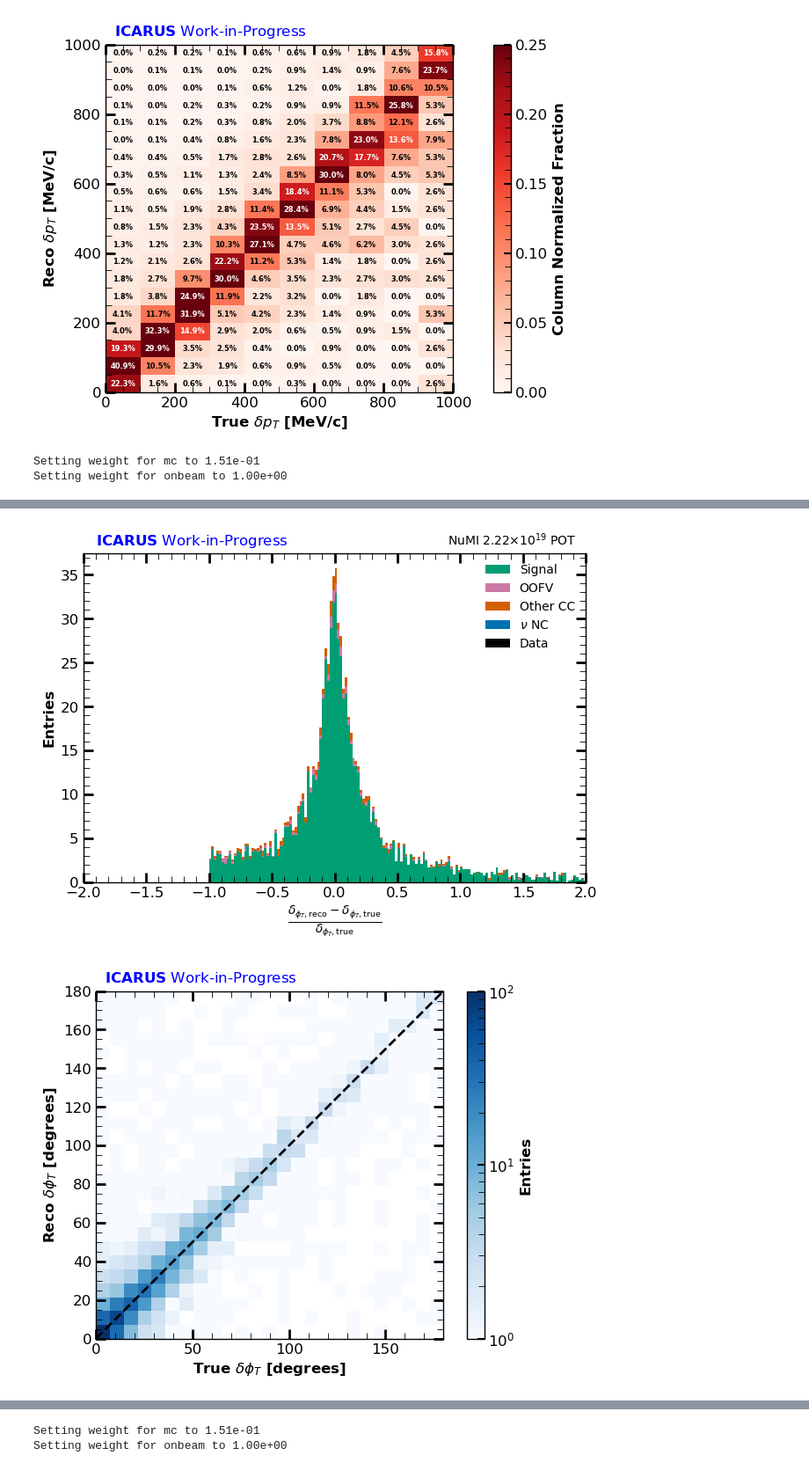
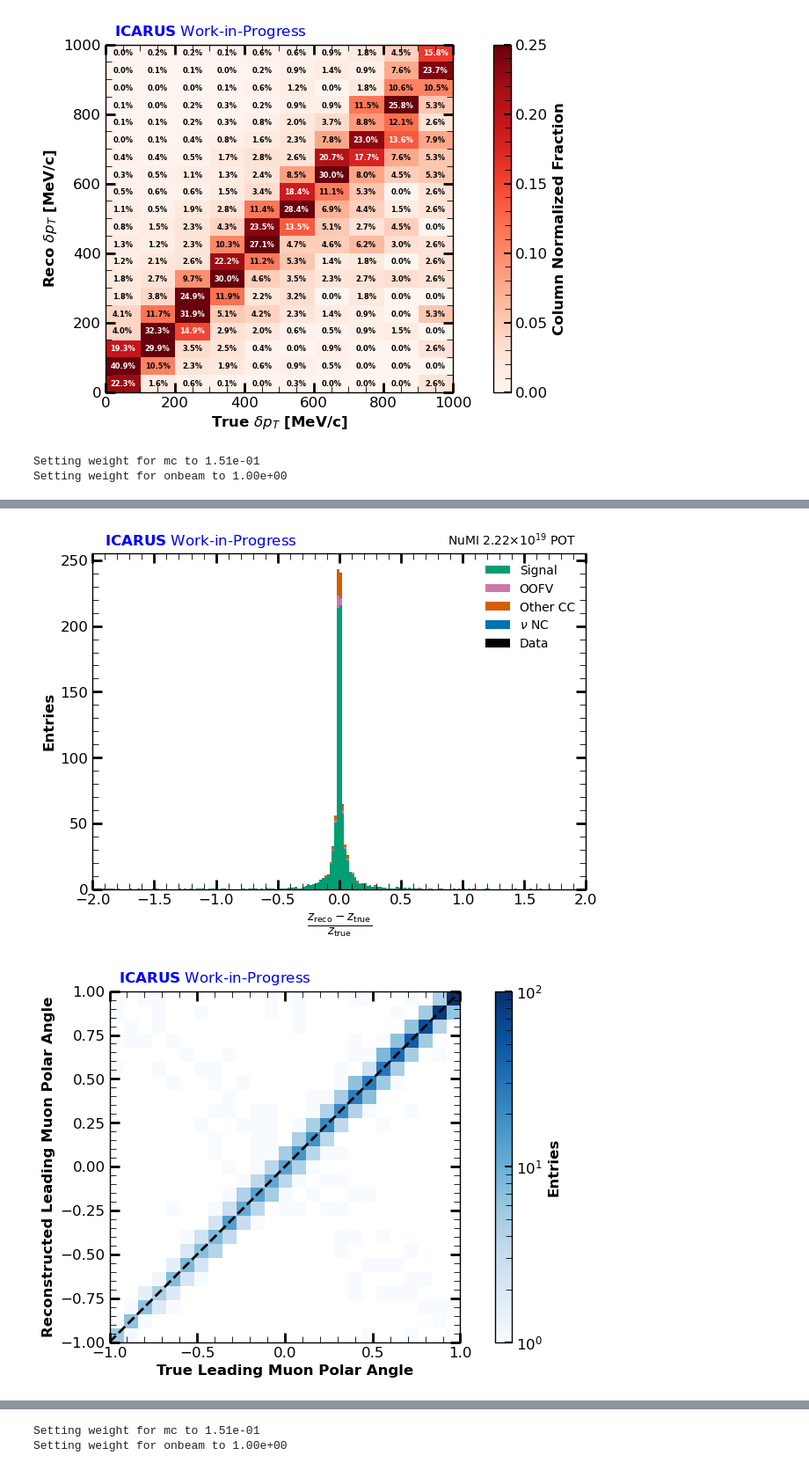
Before and after one commit to pascito/medulla, a Jupyter notebook: spineplot/myAnalysis/1muNp0pi_Nge1_contained.ipynb, the cells around one changed output, grey strips where cells are left out. Shown at 88% size. Drawn from its saved outputs; the diff is of its cells as text; code cells hidden in the pictures.

```diff
--- a/spineplot/myAnalysis/1muNp0pi_Nge1_contained.ipynb
+++ b/spineplot/myAnalysis/1muNp0pi_Nge1_contained.ipynb
@@ -22,7 +22,7 @@ Setting weight for onbeam to 1.00e+00
 [figure]
 # %%
 # Delta phiT plots
-analysis = Analysis(ana_directory + '/dphiT/dphiT.toml', data_file)
+analysis = Analysis(ana_directory + '/leading_muon_polar_angle/leading_muon_polar_angle.toml', data_file)
 analysis.run(close_figs=False)
 # %% [output]
 Setting weight for mc to 1.51e-01
@@ -31,2 +31,2 @@ Setting weight for onbeam to 1.00e+00
-[figure, old version]
+[figure, new version]
-[figure, old version]
+[figure, new version]
```
Also changed, not shown: parts of 3 cells of this notebook, 14 other files.
